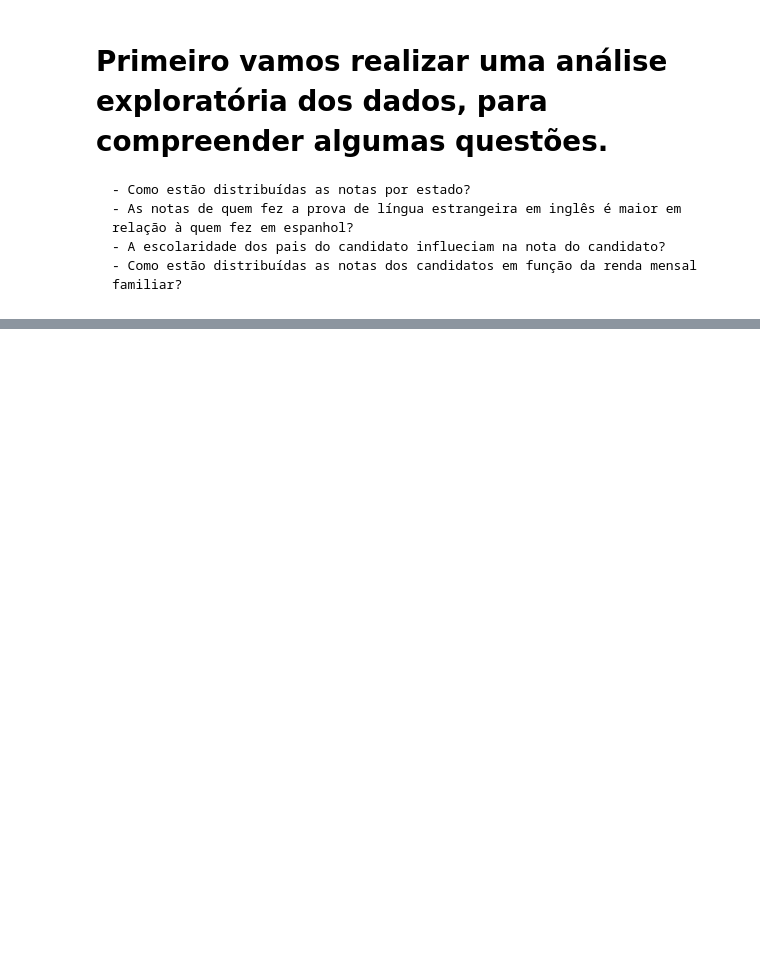
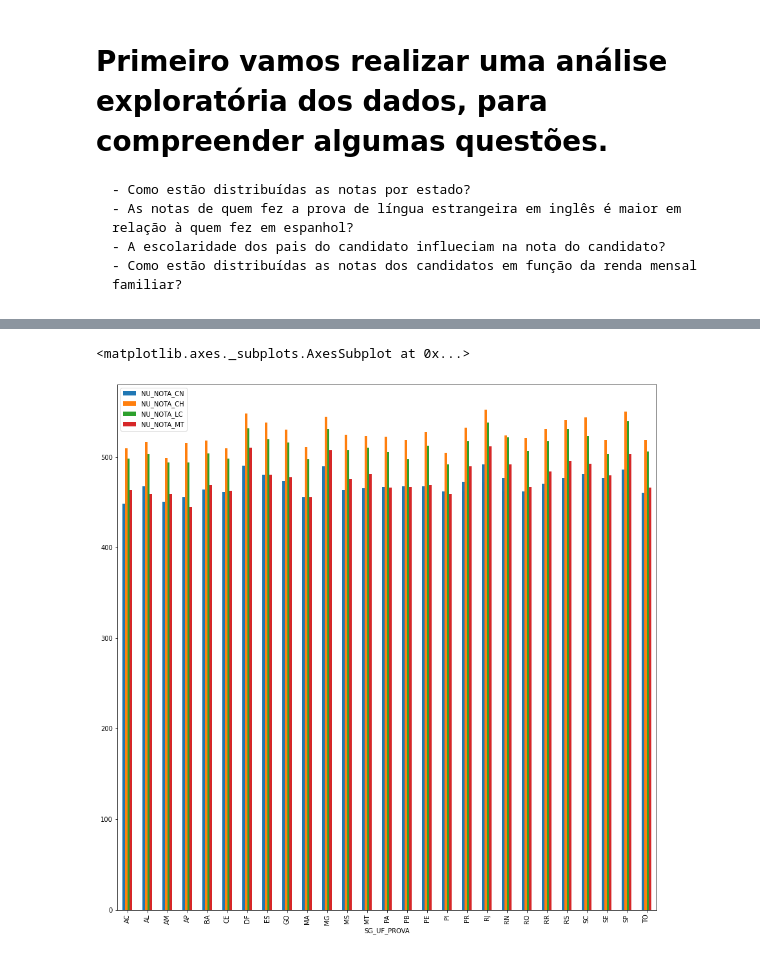
Before and after one commit to guilherme-fuzi/desafio-enem2016, a Jupyter notebook: enem2016.ipynb, the cells around one changed output, grey strips where cells are left out. Cells and saved outputs as stored; diff of their text form; code cells hidden in the pictures; blank space fills up the shorter version.

```diff
--- a/enem2016.ipynb
+++ b/enem2016.ipynb
@@ -27,3 +27,6 @@ df.shape
     - As notas de quem fez a prova de língua estrangeira em inglês é maior em relação à quem fez em espanhol?
     - A escolaridade dos pais do candidato influeciam na nota do candidato?
     - Como estão distribuídas as notas dos candidatos em função da renda mensal familiar?
+# %%
+df_notas_estado = df[['SG_UF_PROVA', 'NU_NOTA_CN', 'NU_NOTA_CH', 'NU_NOTA_LC', 'NU_NOTA_MT']]
+df_notas_estado.describe()
@@ -29,0 +43,5 @@ df.shape
+# %%
+df_notas_estado.groupby('SG_UF_PROVA').mean().plot(kind='bar', figsize=(15, 15))
+# %% [output]
+<matplotlib.axes._subplots.AxesSubplot at 0x...>
+[figure, added]
```
Also changed, not shown: parts of 15 cells of this notebook.
